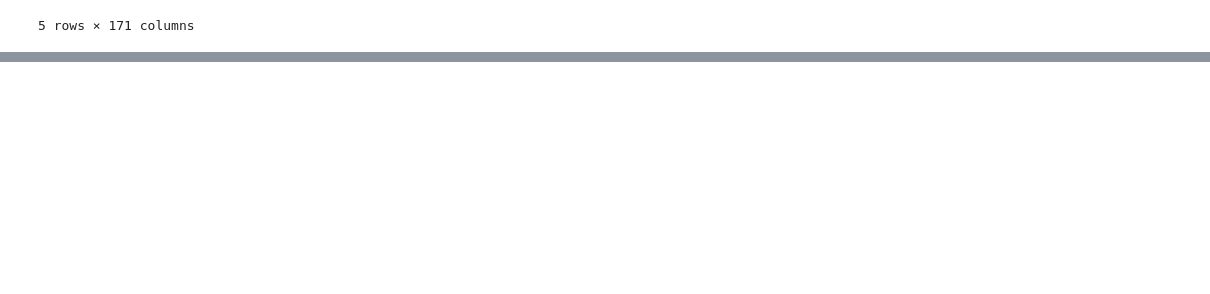
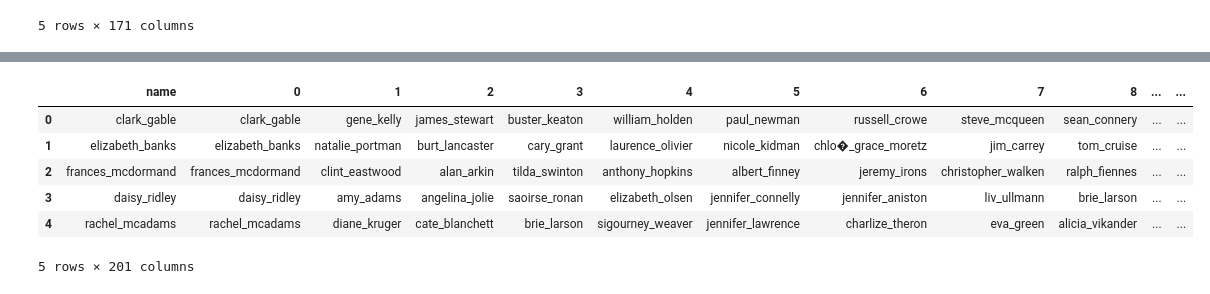
Before and after one commit to stan-kondratev/celebrities-identification-quest, a Jupyter notebook: model.ipynb, the cells around one changed output, grey strips where cells are left out. Cells and saved outputs as stored; diff of their text form; code cells hidden in the pictures; blank space fills up the shorter version.

```diff
--- a/model.ipynb
+++ b/model.ipynb
@@ -173,0 +231,11 @@ fig.show()
+# %%
+deepface_df[deepface_df.columns[1:]] = deepface_df[deepface_df.columns[1:]].applymap(lambda i: deepface_df.name.iloc[i])
+deepface_df.head()
+# %% [output]
+|  | name | 0 | 1 | 2 | 3 | 4 | 5 | 6 | 7 | 8 | ... | ... |
+| 0 | clark_gable | clark_gable | gene_kelly | james_stewart | buster_keaton | william_holden | paul_newman | russell_crowe | steve_mcqueen | sean_connery | ... | ... |
+| 1 | elizabeth_banks | elizabeth_banks | natalie_portman | burt_lancaster | cary_grant | laurence_olivier | nicole_kidman | chlo�_grace_moretz | jim_carrey | tom_cruise | ... | ... |
+| 2 | frances_mcdormand | frances_mcdormand | clint_eastwood | alan_arkin | tilda_swinton | anthony_hopkins | albert_finney | jeremy_irons | christopher_walken | ralph_fiennes | ... | ... |
+| 3 | daisy_ridley | daisy_ridley | amy_adams | angelina_jolie | saoirse_ronan | elizabeth_olsen | jennifer_connelly | jennifer_aniston | liv_ullmann | brie_larson | ... | ... |
+| 4 | rachel_mcadams | rachel_mcadams | diane_kruger | cate_blanchett | brie_larson | sigourney_weaver | jennifer_lawrence | charlize_theron | eva_green | alicia_vikander | ... | ... |
+5 rows × 201 columns
```
Also changed, not shown: parts of 9 cells of this notebook.
